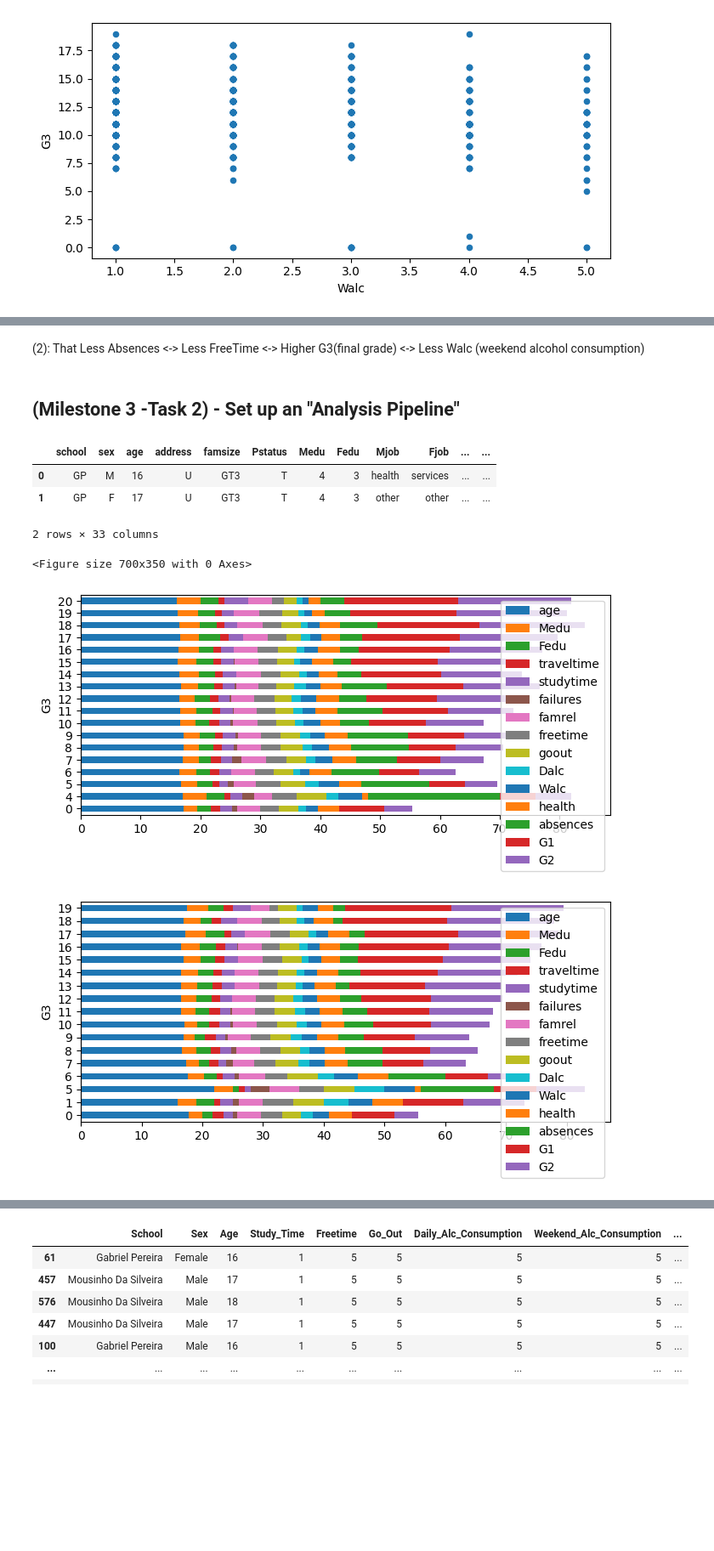
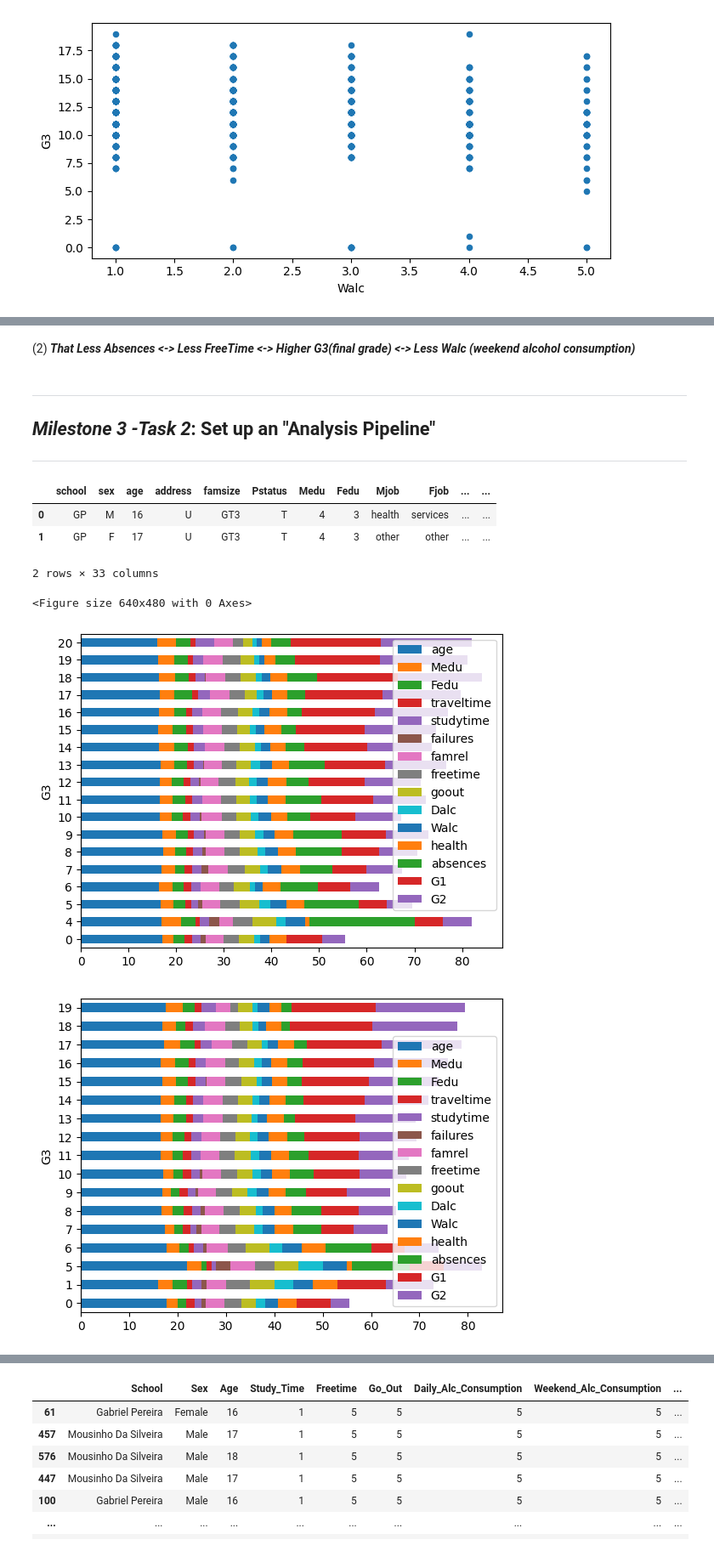
Before and after one commit to ubco-W2022T1-cosc301/project-group05, a Jupyter notebook: notebooks/analysis3.ipynb, the cells around one changed output, grey strips where cells are left out. Shown: that part at 85% size. Drawn from its saved outputs; the diff is of its cells as text; code cells hidden in the pictures; blank space fills up the shorter version.

```diff
--- a/notebooks/analysis3.ipynb
+++ b/notebooks/analysis3.ipynb
@@ -109,37 +130,40 @@ First four graphs are Math. Final four for Portuguese
 # %% [markdown]
-(2): That Less Absences <-> Less FreeTime <-> Higher G3(final grade) <-> Less Walc (weekend alcohol consumption)
+(2) ***That Less Absences <-> Less FreeTime <-> Higher G3(final grade) <-> Less Walc (weekend alcohol consumption)***
 # %% [markdown]
-## (Milestone 3 -Task 2) - Set up an "Analysis Pipeline"
+--------------------------------------------------------------------------------------------------------------------------------------
+
+## ***Milestone 3 -Task 2***: Set up an "Analysis Pipeline"
+--------------------------------------------------------------------------------------------------------------------------------------
 # %%
 import pandas as pd
 import numpy as np
 import seaborn as sp
 import matplotlib.pyplot as plt
 
 
 # 1: Load Data
 dfm = pd.read_csv('../data/raw/Maths_formatted.csv', engine='python', on_bad_lines='skip')
 dfp = pd.read_csv('../data/raw/Portuguese_formatted.csv', engine='python', on_bad_lines='skip')
 
 # 2&3: Cleaning through the Processing
 grouped = dfm.groupby('G3').mean()
 grouped2 = dfp.groupby('G3').mean()
 
 # Plotting Data to show what the distibution of things is for different varities of G3 (avg) for (1) - Math and (2) - Portuguese
 plt.figure()
 grouped.plot.barh(stacked=True)
 grouped2.plot.barh(stacked=True)
 
 # 4: Wrangling Data
 # fm = Highest and Lowest scoring students for Math
-fm = pd.merge(df, grouped, how='inner')
+fm = pd.merge(dfm, grouped, how='inner')
 display(fm)
 # %% [output]
 |  | school | sex | age | address | famsize | Pstatus | Medu | Fedu | Mjob | Fjob | ... | ... |
 | 0 | GP | M | 16 | U | GT3 | T | 4 | 3 | health | services | ... | ... |
 | 1 | GP | F | 17 | U | GT3 | T | 4 | 3 | other | other | ... | ... |
 2 rows × 33 columns
-<Figure size 700x350 with 0 Axes>
+<Figure size 640x480 with 0 Axes>
-[figure, old version]
+[figure, new version]
-[figure, old version]
+[figure, new version]
 # %% [markdown]
```
Also changed, not shown: parts of 10 cells of this notebook.
